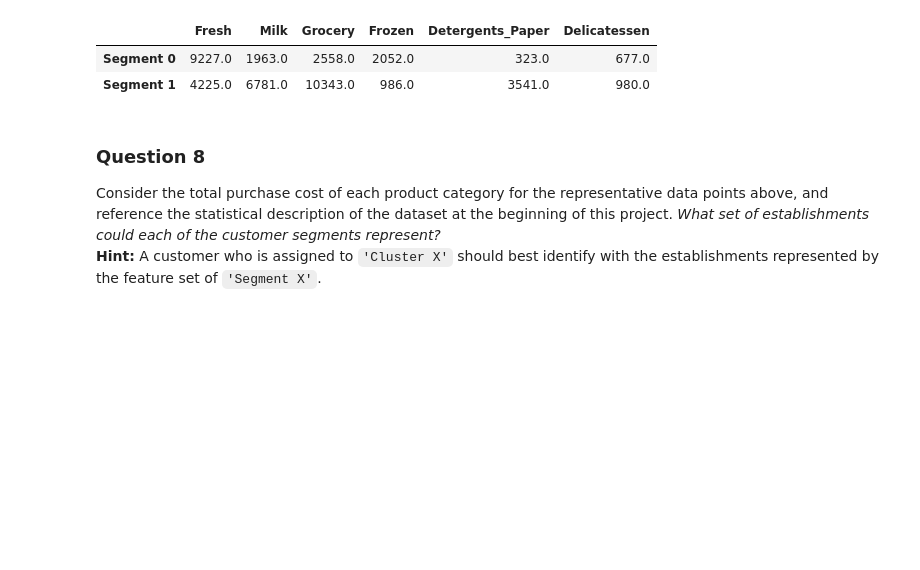
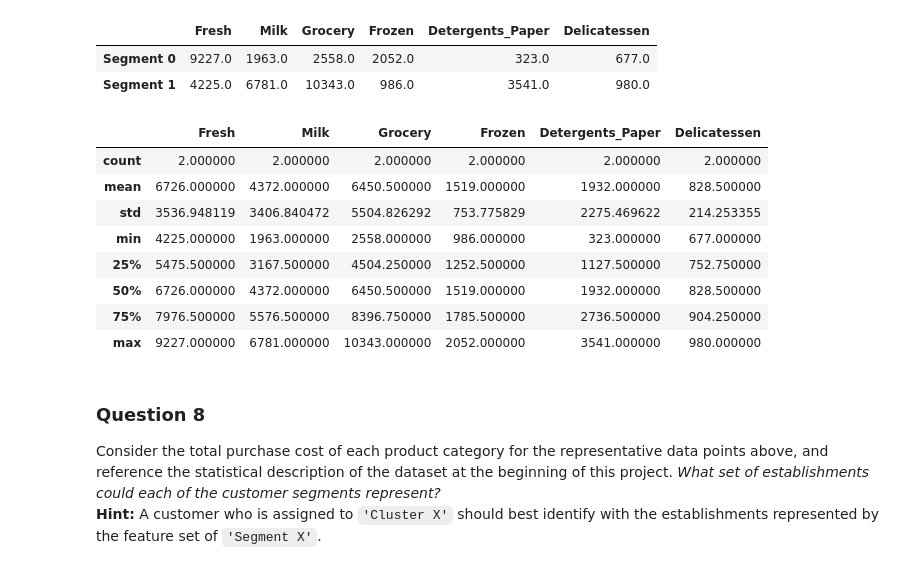
Before and after one commit to rajeev921/machine_learning, a Jupyter notebook: creating_customer_segments/customer_segments.ipynb, the cells around one changed output. Cells and saved outputs as stored; diff of their text form; code cells hidden in the pictures; blank space fills up the shorter version.

```diff
--- a/creating_customer_segments/customer_segments.ipynb
+++ b/creating_customer_segments/customer_segments.ipynb
@@ -515,6 +521,18 @@ display(true_centers)
 |  | Fresh | Milk | Grocery | Frozen | Detergents_Paper | Delicatessen |
 | Segment 0 | 9227.0 | 1963.0 | 2558.0 | 2052.0 | 323.0 | 677.0 |
 | Segment 1 | 4225.0 | 6781.0 | 10343.0 | 986.0 | 3541.0 | 980.0 |
+# %%
+true_centers.describe()
+# %% [output]
+|  | Fresh | Milk | Grocery | Frozen | Detergents_Paper | Delicatessen |
+| count | 2.000000 | 2.000000 | 2.000000 | 2.000000 | 2.000000 | 2.000000 |
+| mean | 6726.000000 | 4372.000000 | 6450.500000 | 1519.000000 | 1932.000000 | 828.500000 |
+| std | 3536.948119 | 3406.840472 | 5504.826292 | 753.775829 | 2275.469622 | 214.253355 |
+| min | 4225.000000 | 1963.000000 | 2558.000000 | 986.000000 | 323.000000 | 677.000000 |
+| 25% | 5475.500000 | 3167.500000 | 4504.250000 | 1252.500000 | 1127.500000 | 752.750000 |
+| 50% | 6726.000000 | 4372.000000 | 6450.500000 | 1519.000000 | 1932.000000 | 828.500000 |
+| 75% | 7976.500000 | 5576.500000 | 8396.750000 | 1785.500000 | 2736.500000 | 904.250000 |
+| max | 9227.000000 | 6781.000000 | 10343.000000 | 2052.000000 | 3541.000000 | 980.000000 |
 # %% [markdown]
 ### Question 8
 Consider the total purchase cost of each product category for the representative data points above, and reference the statistical description of the dataset at the beginning of this project. *What set of establishments could each of the customer segments represent?*
```
Also changed, not shown: parts of 12 cells of this notebook, 2 other files.
